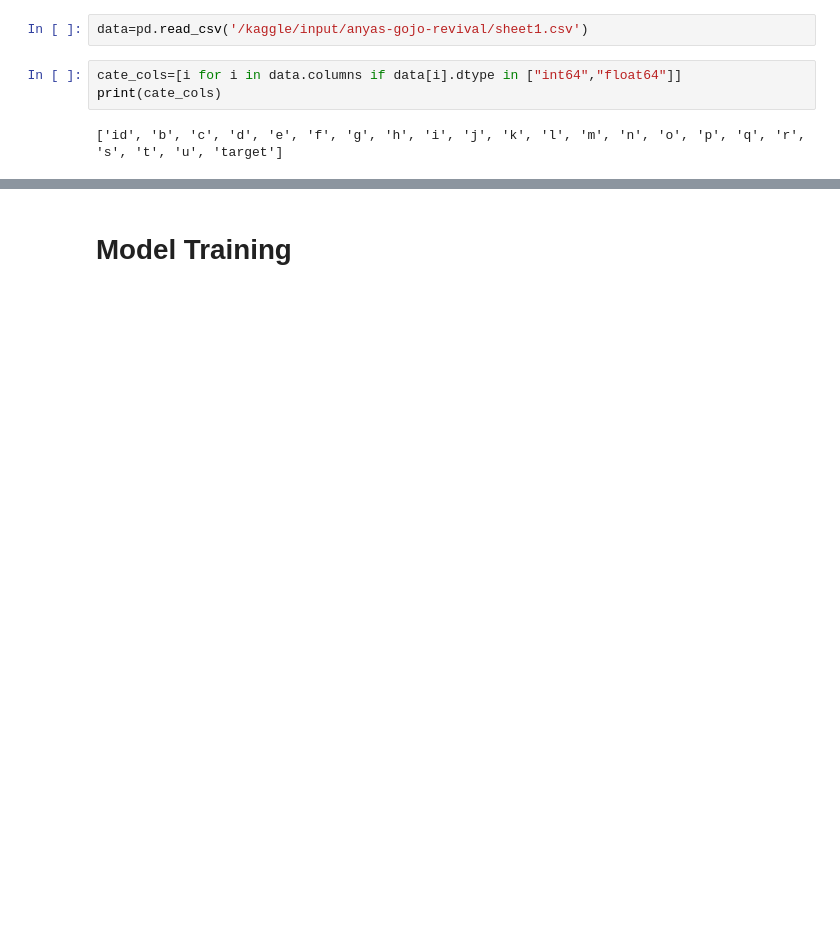
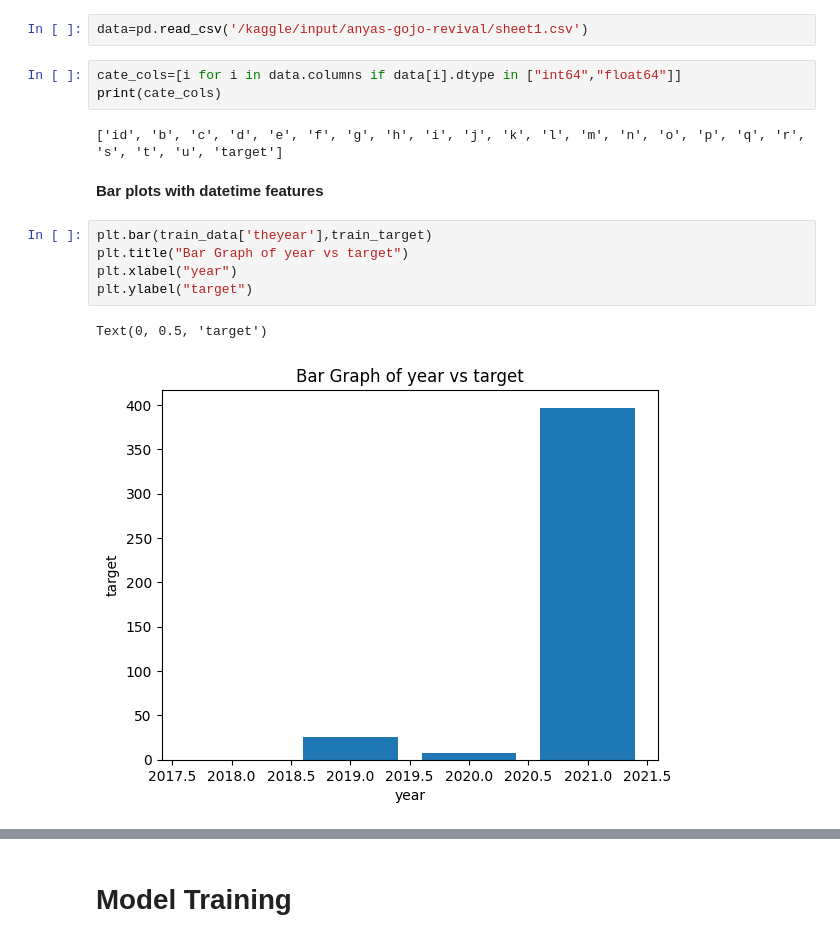
Before and after one commit to jgyfutub/Logical-Rhythm2023, a Jupyter notebook: notebook896f92e3ef.ipynb, the cells around one changed output, grey strips where cells are left out. Saved outputs shown, nothing was run; the diff lists cells and outputs as text; blank space fills up the shorter version.

```diff
--- a/notebook896f92e3ef.ipynb
+++ b/notebook896f92e3ef.ipynb
@@ -235,3 +232,13 @@ cate_cols=[i for i in data.columns if data[i].dtype in ["int64","float64"]]
 print(cate_cols)
 # %% [output]
 ['id', 'b', 'c', 'd', 'e', 'f', 'g', 'h', 'i', 'j', 'k', 'l', 'm', 'n', 'o', 'p', 'q', 'r', 's', 't', 'u', 'target']
+# %% [markdown]
+**Bar plots with datetime features**
+# %%
+plt.bar(train_data['theyear'],train_target)
+plt.title("Bar Graph of year vs target")
+plt.xlabel("year")
+plt.ylabel("target")
+# %% [output]
+Text(0, 0.5, 'target')
+[figure, added]
```
Also changed, not shown: parts of 21 cells of this notebook.
